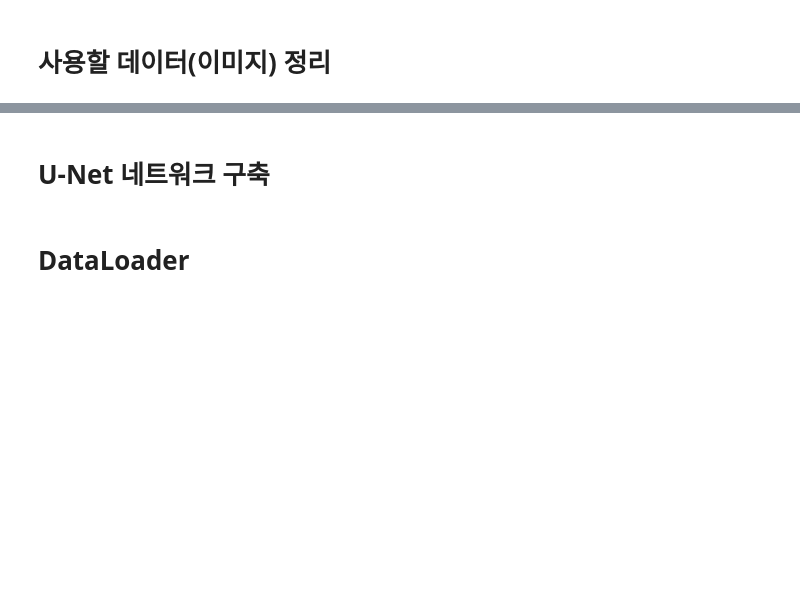
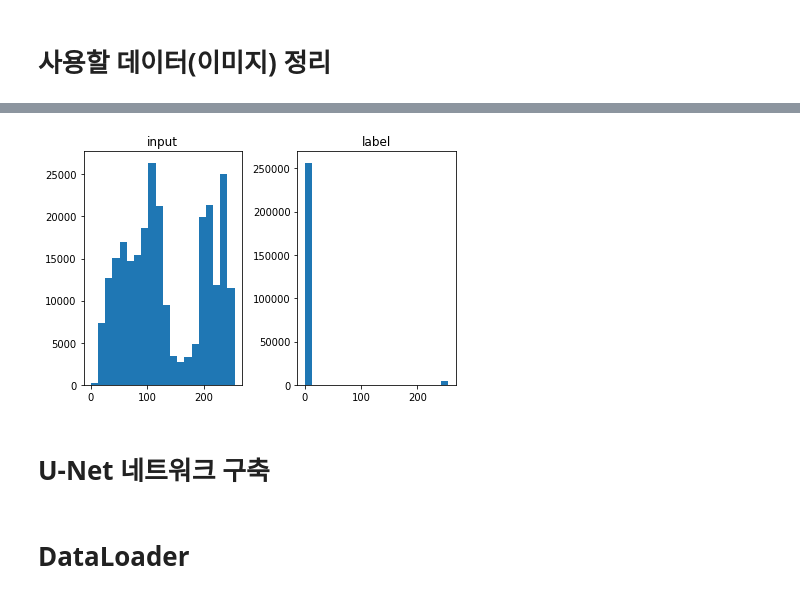
Before and after one commit to UnknwonD/project_ai, a Jupyter notebook: project_ai.ipynb, the cells around one changed output, grey strips where cells are left out. Saved outputs shown, nothing was run; the diff lists cells and outputs as text; code cells hidden in the pictures; blank space fills up the shorter version.

```diff
--- a/project_ai.ipynb
+++ b/project_ai.ipynb
@@ -67,3 +335,18 @@ np.random.shuffle(id_frame)
+# %%
+## 한 이미지의 분포
+
+plt.subplot(122)
+plt.hist(label_.flatten(), bins=20)
+plt.title('label')
+
+plt.subplot(121)
+plt.hist(input_.flatten(), bins=20)
+plt.title('input')
+
+plt.tight_layout()
+plt.show()
+# %% [output]
+[figure, added]
 # %% [markdown]
 # U-Net 네트워크 구축
 # %%
```
Also changed, not shown: parts of 38 cells of this notebook.
